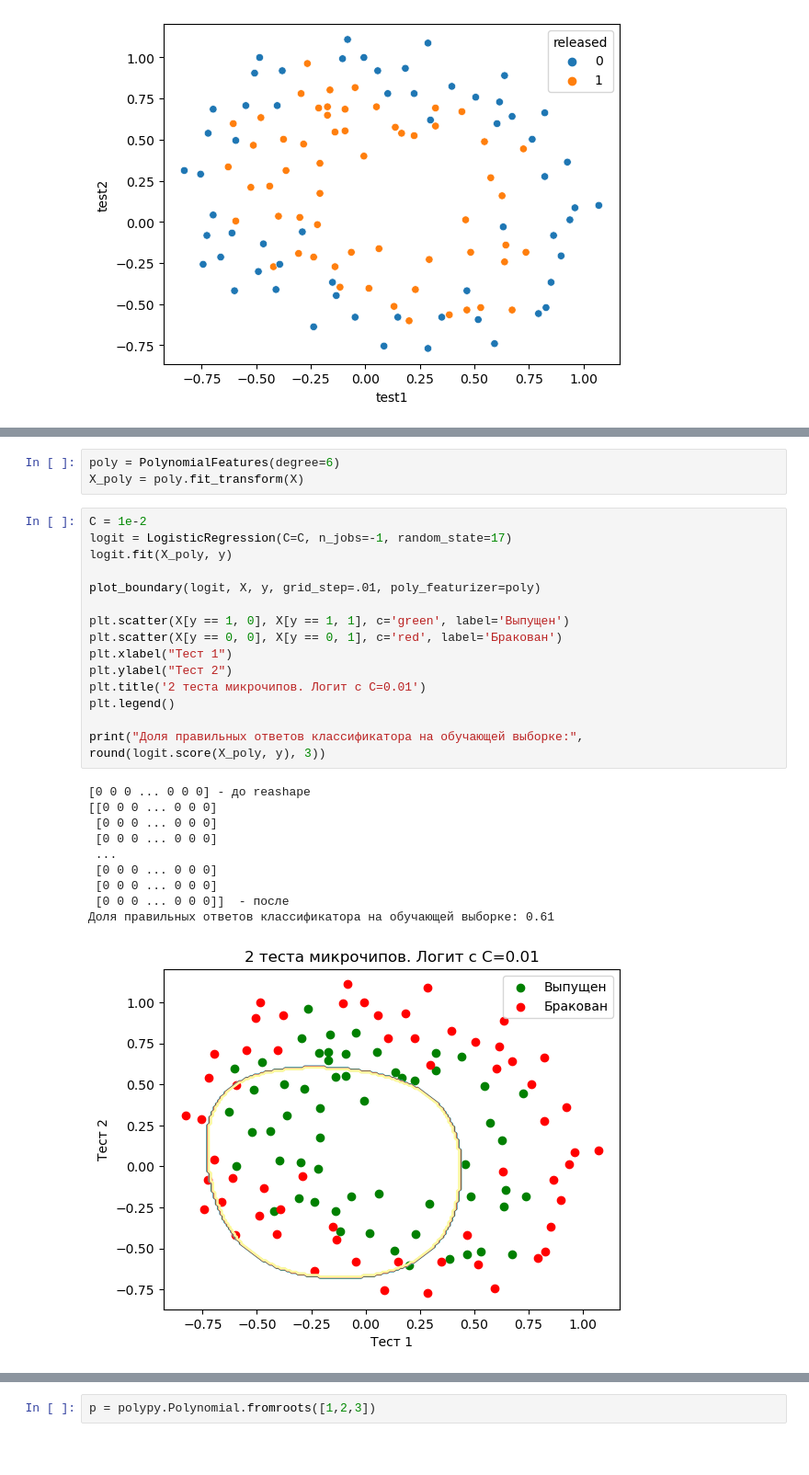
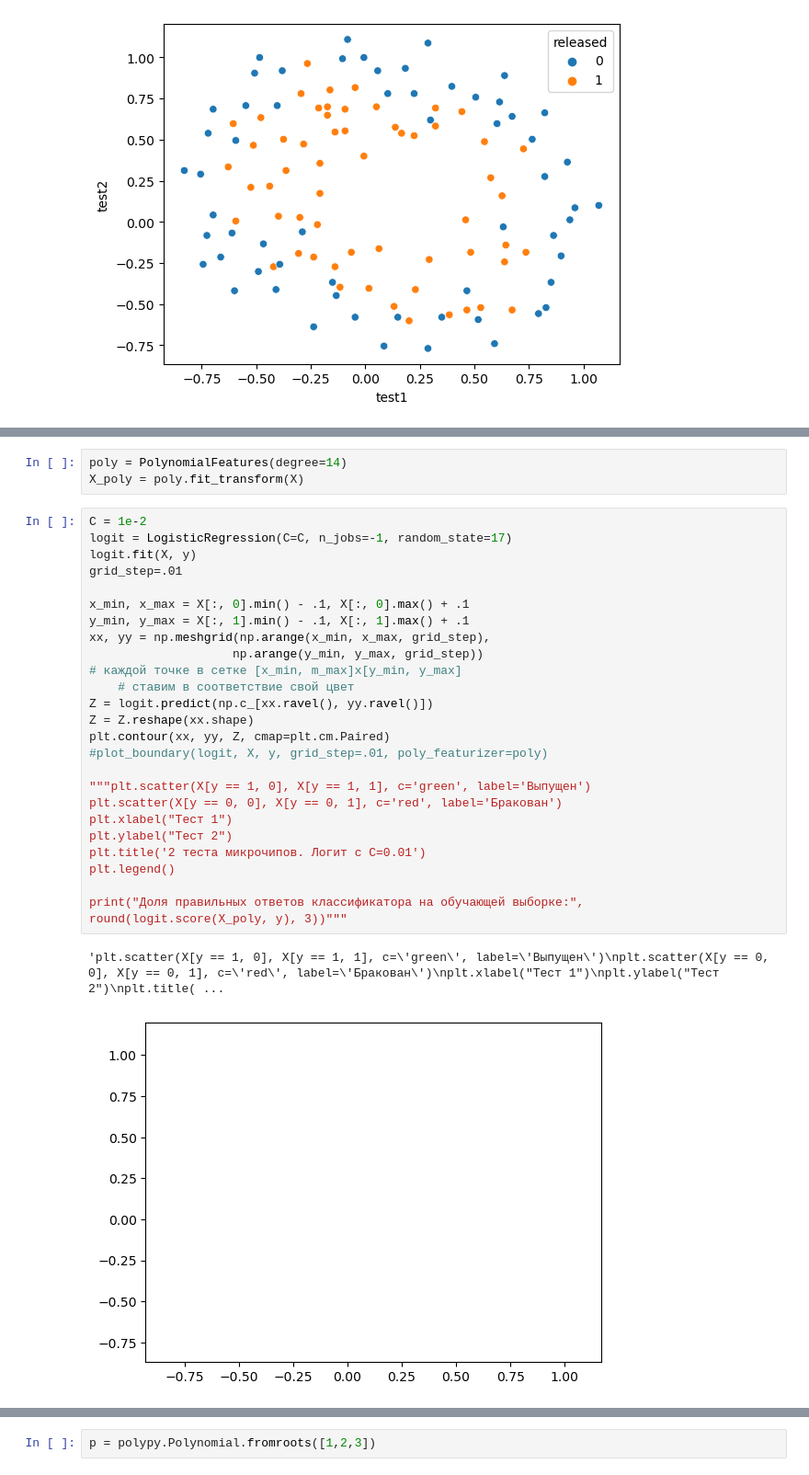
Before and after one commit to PatheticOTD/intercontinenral, a Jupyter notebook: fancy_circle.ipynb, the cells around one changed output, grey strips where cells are left out. Shown: that part at 92% size. Drawn from its saved outputs; the diff is of its cells as text; blank space fills up the shorter version.

```diff
--- a/fancy_circle.ipynb
+++ b/fancy_circle.ipynb
@@ -93,30 +93,32 @@ def plot_boundary(clf, X, y, grid_step=.01, poly_featurizer=None):
 # %%
-poly = PolynomialFeatures(degree=6)
+poly = PolynomialFeatures(degree=14)
 X_poly = poly.fit_transform(X)
 # %%
 C = 1e-2
 logit = LogisticRegression(C=C, n_jobs=-1, random_state=17)
-logit.fit(X_poly, y)
+logit.fit(X, y)
+grid_step=.01
 
-plot_boundary(logit, X, y, grid_step=.01, poly_featurizer=poly)
+x_min, x_max = X[:, 0].min() - .1, X[:, 0].max() + .1
+y_min, y_max = X[:, 1].min() - .1, X[:, 1].max() + .1
+xx, yy = np.meshgrid(np.arange(x_min, x_max, grid_step),
+                    np.arange(y_min, y_max, grid_step))
+# каждой точке в сетке [x_min, m_max]x[y_min, y_max]
+    # ставим в соответствие свой цвет
+Z = logit.predict(np.c_[xx.ravel(), yy.ravel()])
+Z = Z.reshape(xx.shape)
+plt.contour(xx, yy, Z, cmap=plt.cm.Paired)
+#plot_boundary(logit, X, y, grid_step=.01, poly_featurizer=poly)
 
-plt.scatter(X[y == 1, 0], X[y == 1, 1], c='green', label='Выпущен')
+"""plt.scatter(X[y == 1, 0], X[y == 1, 1], c='green', label='Выпущен')
 plt.scatter(X[y == 0, 0], X[y == 0, 1], c='red', label='Бракован')
 plt.xlabel("Тест 1")
 plt.ylabel("Тест 2")
 plt.title('2 теста микрочипов. Логит с C=0.01')
 plt.legend()
 
 print("Доля правильных ответов классификатора на обучающей выборке:",
-round(logit.score(X_poly, y), 3))
+round(logit.score(X_poly, y), 3))"""
 # %% [output]
-[0 0 0 ... 0 0 0] - до reashape
-[[0 0 0 ... 0 0 0]
- [0 0 0 ... 0 0 0]
- [0 0 0 ... 0 0 0]
- ...
- [0 0 0 ... 0 0 0]
- [0 0 0 ... 0 0 0]
- [0 0 0 ... 0 0 0]]  - после
-Доля правильных ответов классификатора на обучающей выборке: 0.61
+'plt.scatter(X[y == 1, 0], X[y == 1, 1], c=\'green\', label=\'Выпущен\')\nplt.scatter(X[y == 0, 0], X[y == 0, 1], c=\'red\', label=\'Бракован\')\nplt.xlabel("Тест 1")\nplt.ylabel("Тест 2")\nplt.title( ...
-[figure, old version]
+[figure, new version]
```
Also changed, not shown: parts of 15 cells of this notebook.
